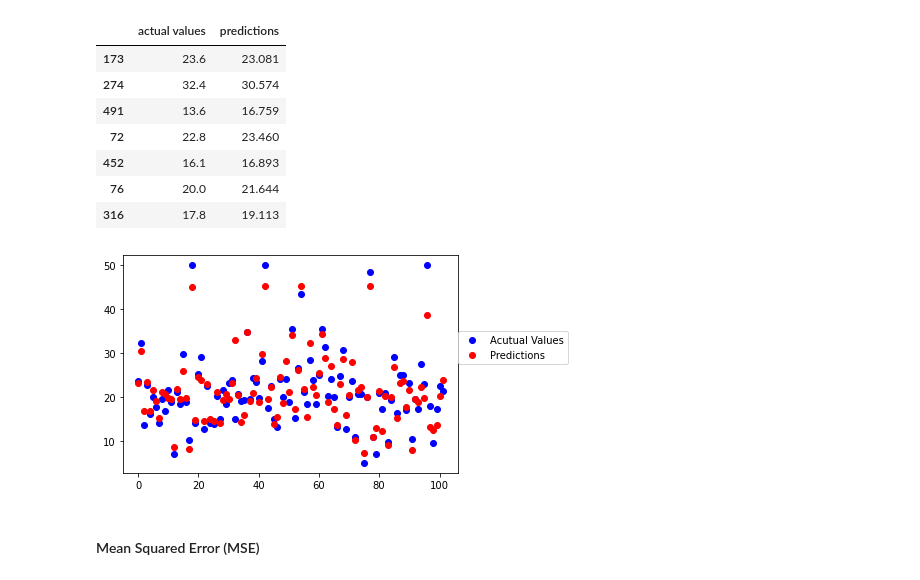
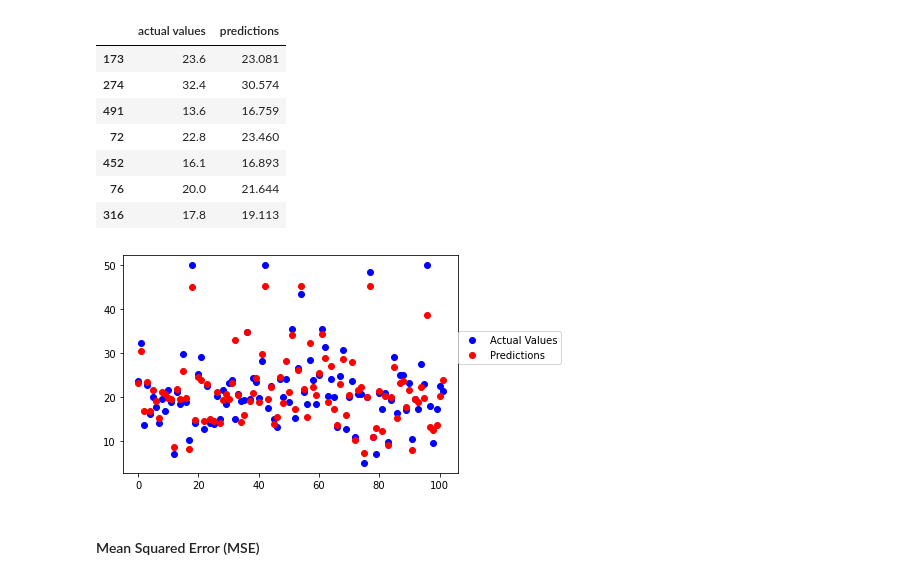
Before and after one commit to amisijlak/Africa-Data-School, a Jupyter notebook: 24 Scikit Learn 2/Sklearn 2.ipynb, the cells around one changed output. Saved outputs shown, nothing was run; the diff lists cells and outputs as text; code cells hidden in the pictures.

```diff
--- a/24 Scikit Learn 2/Sklearn 2.ipynb
+++ b/24 Scikit Learn 2/Sklearn 2.ipynb
@@ -1017,11 +1001,11 @@ df.head(7)
 # %%
 fig, ax = plt.subplots()
 x = np.arange(0, len(df), 1)
-ax.scatter(x, df["actual values"], c='b', label="Acutual Values")
+ax.scatter(x, df["actual values"], c='b', label="Actual Values")
 ax.scatter(x, df["predictions"], c='r', label="Predictions")
 ax.legend(loc=(1, 0.5));
 # %% [output]
-[figure, old version]
+[figure, new version]
 # %% [markdown]
 #### Mean Squared Error (MSE)
 # %%
```
Also changed, not shown: parts of 25 cells of this notebook, 5 other files.
